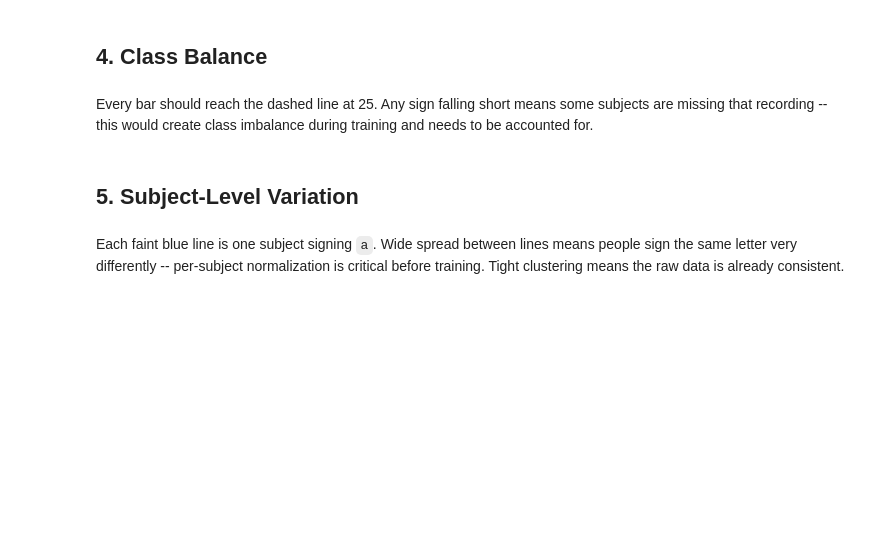
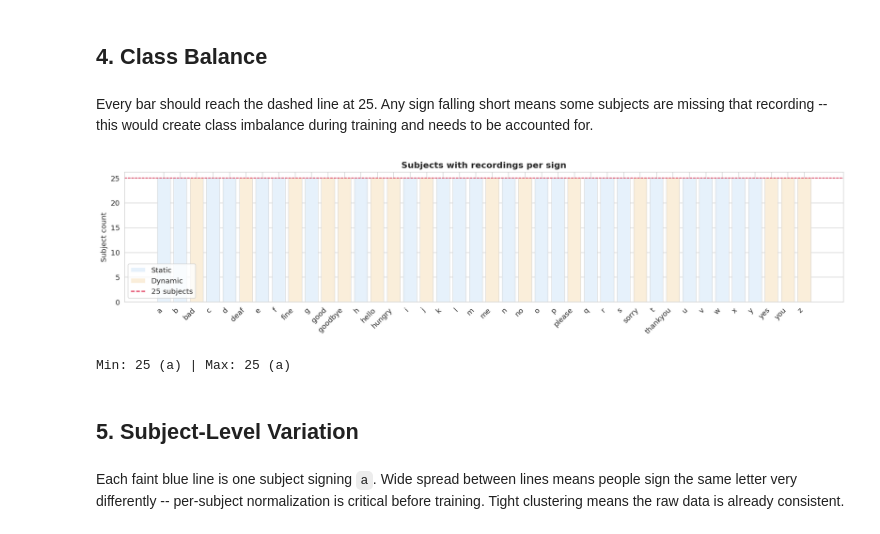
Before and after one commit to byteforcebuilds/ASL_Gloves_RV1, a Jupyter notebook: software/ml/notebooks/01_data_exploration.ipynb, the cells around one changed output. Drawn from its saved outputs; the diff is of its cells as text; code cells hidden in the pictures; blank space fills up the shorter version.

```diff
--- a/software/ml/notebooks/01_data_exploration.ipynb
+++ b/software/ml/notebooks/01_data_exploration.ipynb
@@ -197,30 +240,34 @@ Every bar should reach the dashed line at 25. Any sign falling short means some
 # %%
 # count how many subjects have a recording for each sign
 
 # count unique subjects per sign, sorted descending
 rps    = df.groupby('sign')['subject'].nunique().sort_values(ascending=False)
 
 # color bars by sign type -- blue for static, orange for dynamic
 colors = ['#E6F1FB' if s in STATIC_SIGNS else '#FAEEDA' for s in rps.index]
 
 
 fig, ax = plt.subplots(figsize=(16, 4))
 ax.bar(rps.index, rps.values, color=colors, edgecolor='#ccc', lw=0.5)
 
 # dashed line at 25 -- the expected maximum
 ax.axhline(25, color='crimson', ls='--', lw=1)
 ax.set_title('Subjects with recordings per sign', fontweight='bold')
 ax.set_ylabel('Subject count')
 ax.legend(handles=[
     Patch(facecolor='#E6F1FB', label='Static'),
     Patch(facecolor='#FAEEDA', label='Dynamic'),
     plt.Line2D([0],[0], color='crimson', ls='--', label='25 subjects')
 ])
+plt.xticks(rotation=45, ha='right')
 plt.tight_layout()
 plt.show()
 
 # print any signs that are missing recordings from some subjects
 print(f'Min: {rps.min()} ({rps.idxmin()}) | Max: {rps.max()} ({rps.idxmax()})')
+# %% [output]
+[figure, added]
+Min: 25 (a) | Max: 25 (a)
 # %% [markdown]
 ## 5. Subject-Level Variation
 # %% [markdown]
```
Also changed, not shown: parts of 14 cells of this notebook, 1 other file.
